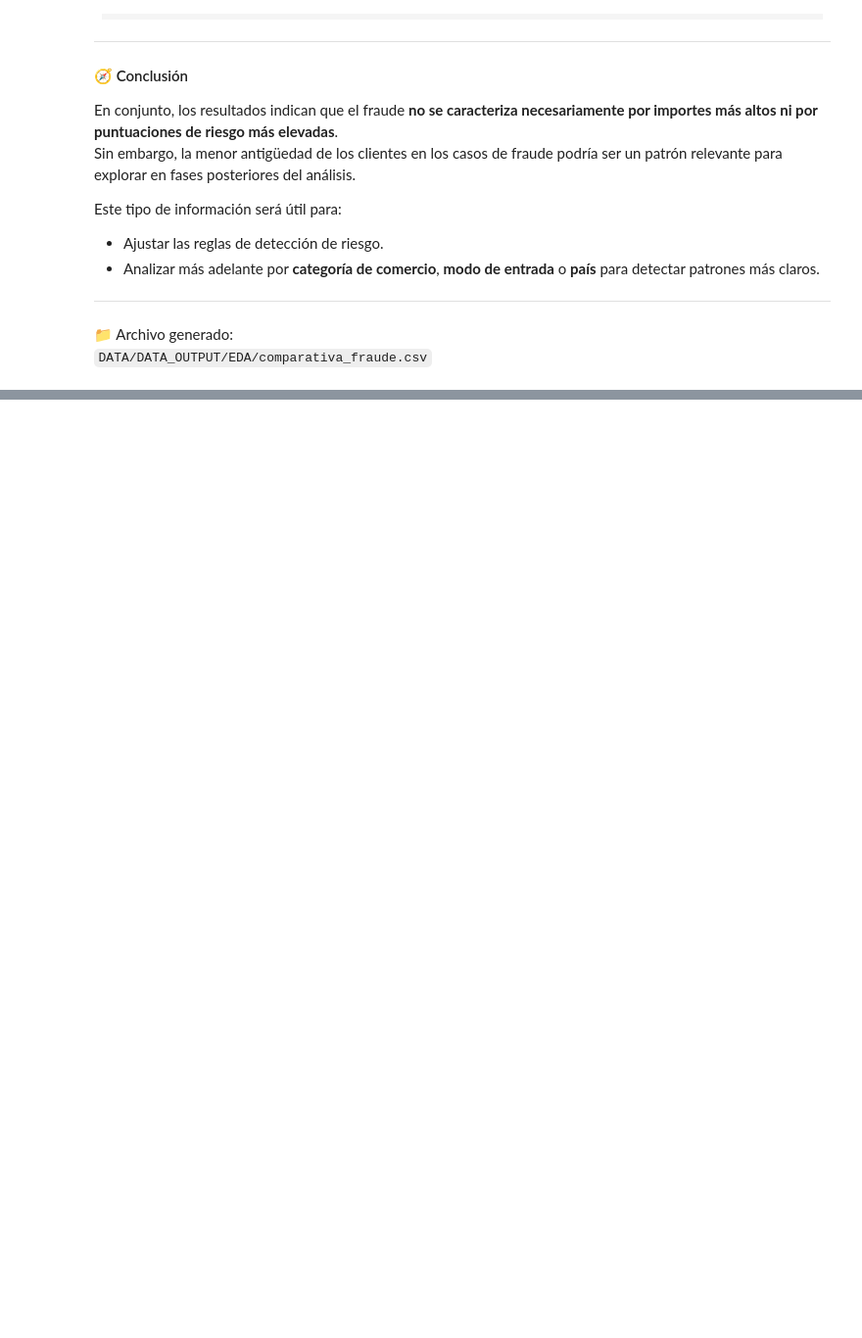
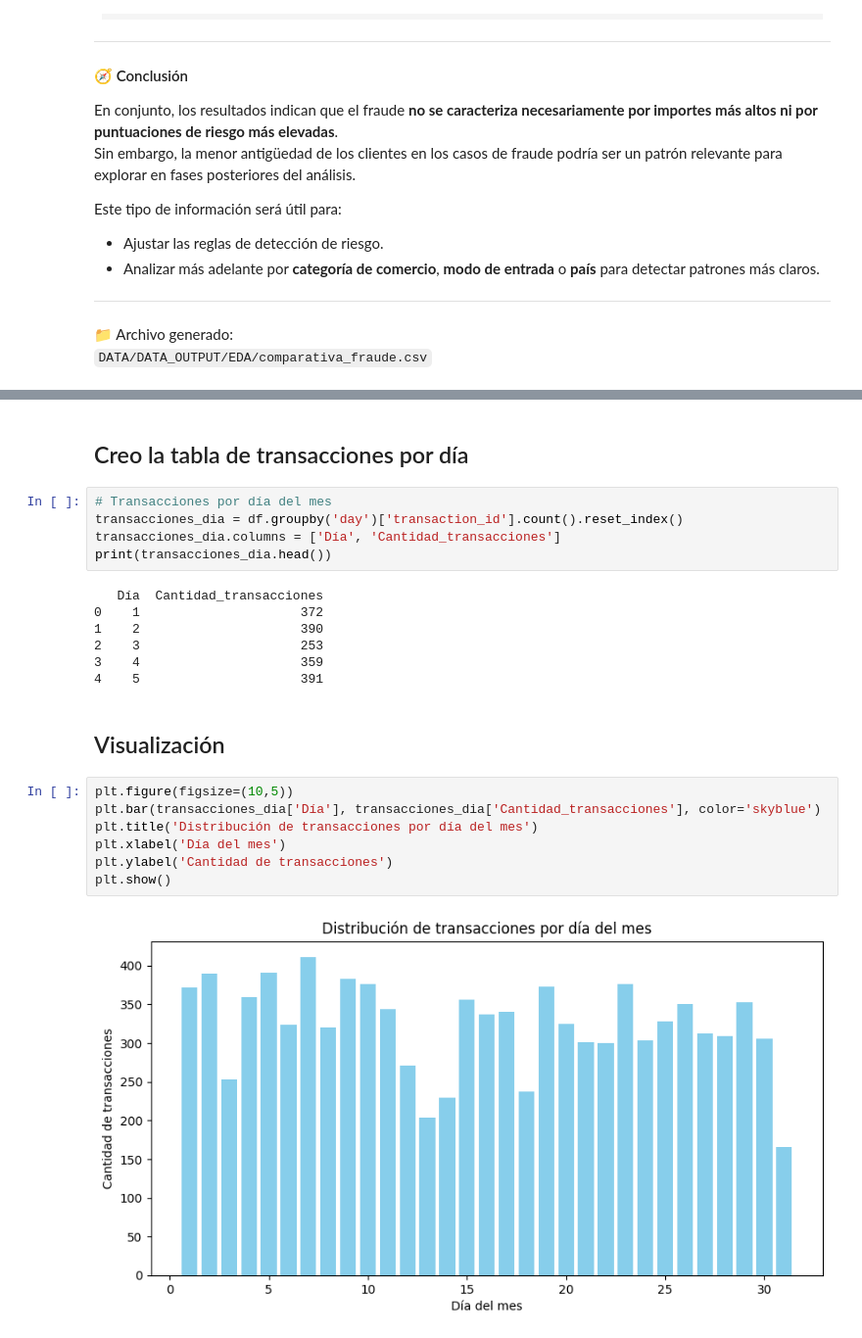
Before and after one commit to PatriciaMerinero/Proyecto_Final_Data_Analytics, a Jupyter notebook: NOTEBOOKS/03_EDA_ANALISIS_DESCRIPTIVO.ipynb, the cells around one changed output, grey strips where cells are left out. Shown at 98% size. Saved outputs shown, nothing was run; the diff lists cells and outputs as text; blank space fills up the shorter version.

```diff
--- a/NOTEBOOKS/03_EDA_ANALISIS_DESCRIPTIVO.ipynb
+++ b/NOTEBOOKS/03_EDA_ANALISIS_DESCRIPTIVO.ipynb
@@ -256,0 +297,25 @@ Este tipo de información será útil para:
+# %% [markdown]
+## Creo la tabla de transacciones por día
+# %%
+# Transacciones por día del mes
+transacciones_dia = df.groupby('day')['transaction_id'].count().reset_index()
+transacciones_dia.columns = ['Día', 'Cantidad_transacciones']
+print(transacciones_dia.head())
+# %% [output]
+   Día  Cantidad_transacciones
+0    1                     372
+1    2                     390
+2    3                     253
+3    4                     359
+4    5                     391
+# %% [markdown]
+## Visualización
+# %%
+plt.figure(figsize=(10,5))
+plt.bar(transacciones_dia['Día'], transacciones_dia['Cantidad_transacciones'], color='skyblue')
+plt.title('Distribución de transacciones por día del mes')
+plt.xlabel('Día del mes')
+plt.ylabel('Cantidad de transacciones')
+plt.show()
+# %% [output]
+[figure, added]
```
Also changed, not shown: parts of 28 cells of this notebook.
